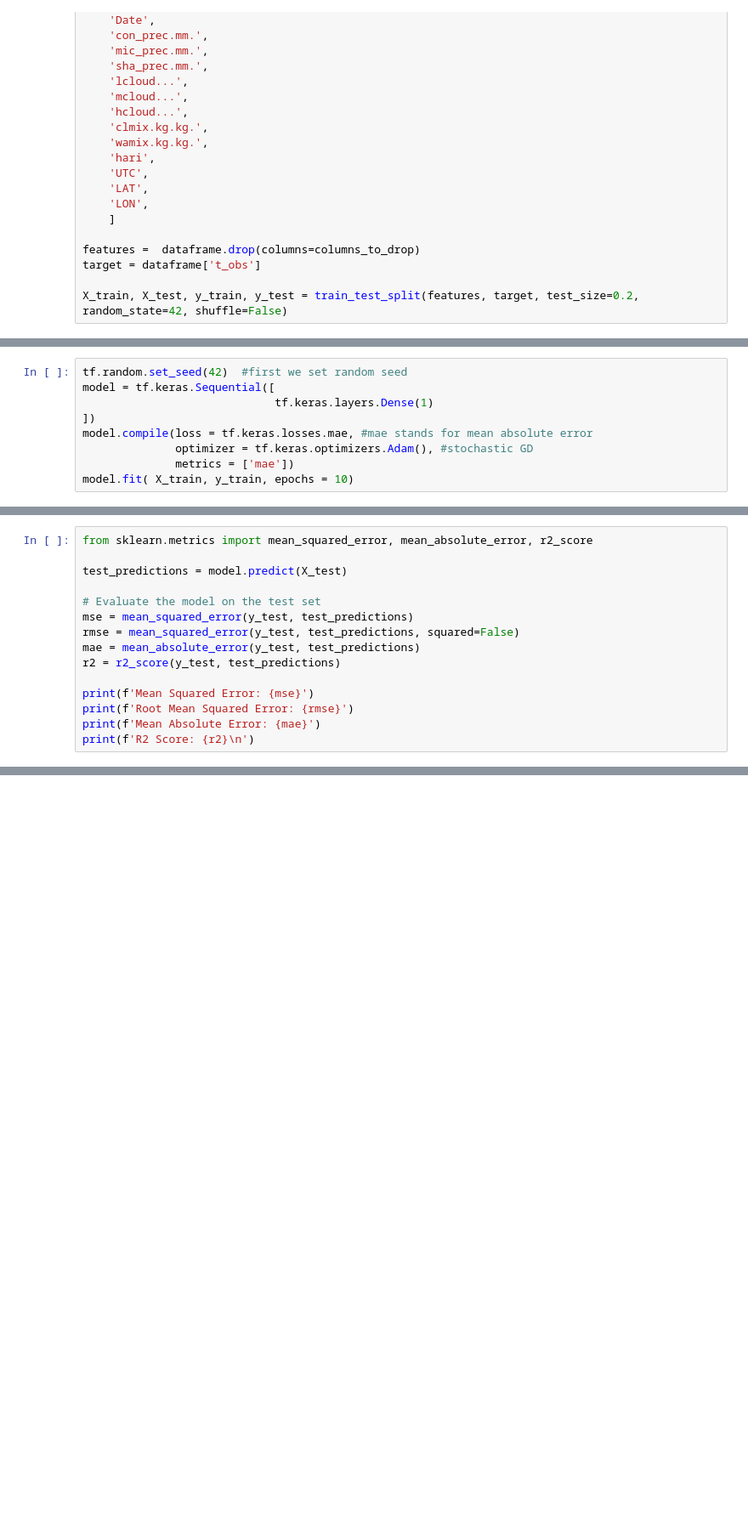
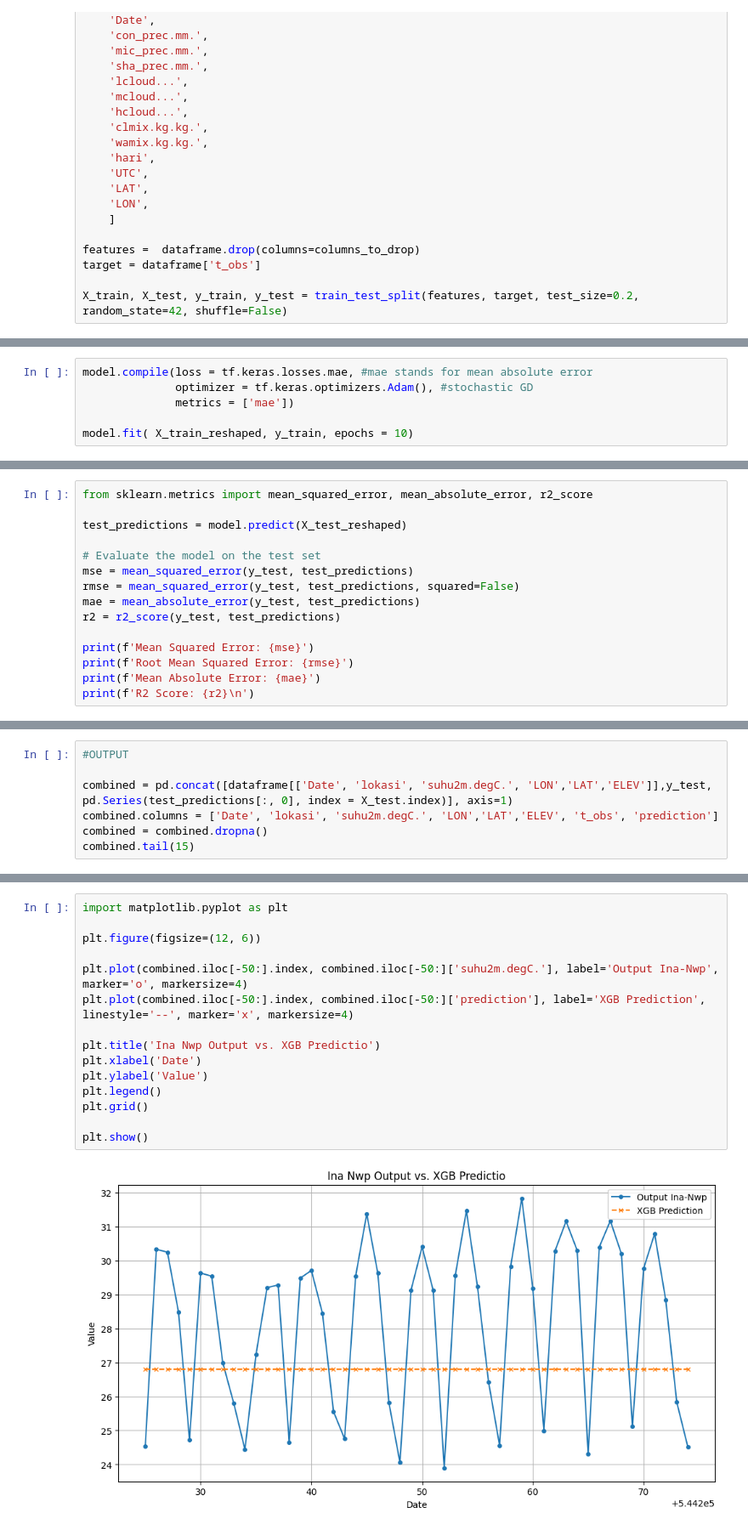
Before and after one commit to harmonicnauts/Modelling-MONAS, a Jupyter notebook: Modelling/Temp_deeplearning.ipynb, the cells around one changed output, grey strips where cells are left out. Shown at 85% size. Drawn from its saved outputs; the diff is of its cells as text; blank space fills up the shorter version.

```diff
--- a/Modelling/Temp_deeplearning.ipynb
+++ b/Modelling/Temp_deeplearning.ipynb
@@ -35,11 +50,8 @@ X_train, X_test, y_train, y_test = train_test_split(features, target, test_size=
 # %%
-tf.random.set_seed(42)  #first we set random seed
-model = tf.keras.Sequential([
-                             tf.keras.layers.Dense(1)
-])
 model.compile(loss = tf.keras.losses.mae, #mae stands for mean absolute error
               optimizer = tf.keras.optimizers.Adam(), #stochastic GD
               metrics = ['mae'])
-model.fit( X_train, y_train, epochs = 10)
+
+model.fit( X_train_reshaped, y_train, epochs = 10)
 # %% [output]
 Epoch 1/10
@@ -66,7 +78,7 @@ Epoch 10/10
 # %%
 from sklearn.metrics import mean_squared_error, mean_absolute_error, r2_score
 
-test_predictions = model.predict(X_test)
+test_predictions = model.predict(X_test_reshaped)
 
 # Evaluate the model on the test set
 mse = mean_squared_error(y_test, test_predictions)
@@ -86,0 +109,7 @@ R2 Score: -21.30019006281915
+# %%
+#OUTPUT
+
+combined = pd.concat([dataframe[['Date', 'lokasi', 'suhu2m.degC.', 'LON','LAT','ELEV']],y_test, pd.Series(test_predictions[:, 0], index = X_test.index)], axis=1)
+combined.columns = ['Date', 'lokasi', 'suhu2m.degC.', 'LON','LAT','ELEV', 't_obs', 'prediction']
+combined = combined.dropna()
+combined.tail(15)
@@ -87,2 +133,19 @@ R2 Score: -21.30019006281915
+# %%
+import matplotlib.pyplot as plt
+
+plt.figure(figsize=(12, 6))
+
+plt.plot(combined.iloc[-50:].index, combined.iloc[-50:]['suhu2m.degC.'], label='Output Ina-Nwp', marker='o', markersize=4)
+plt.plot(combined.iloc[-50:].index, combined.iloc[-50:]['prediction'], label='XGB Prediction', linestyle='--', marker='x', markersize=4)
+
+plt.title('Ina Nwp Output vs. XGB Predictio')
+plt.xlabel('Date')
+plt.ylabel('Value')
+plt.legend()
+plt.grid()
+
+plt.show()
+# %% [output]
+[figure, added]
 # %%
 inp_nwp = pd.read_csv('../../Data/MONAS-input_nwp_compile.csv')
```
Also changed, not shown: parts of 7 cells of this notebook, 3 other files.
